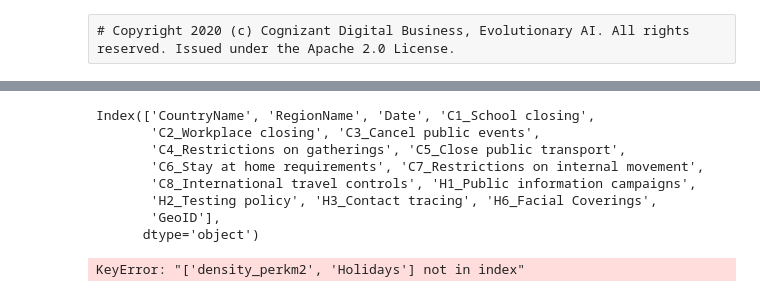
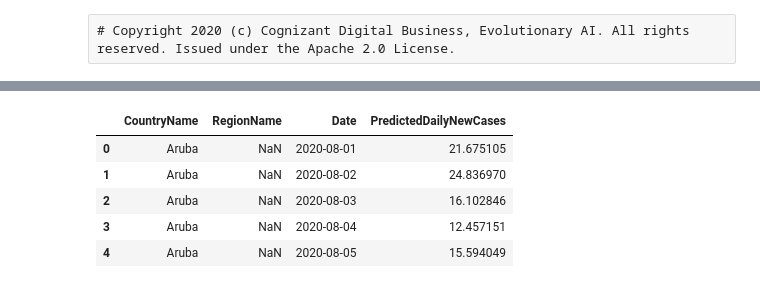
Before and after one commit to alphanumericslab/covid-xprize, a Jupyter notebook: AlphanumericsTeam/predictors/lstm/Example-LSTM-Predictor.ipynb, the cells around one changed output, grey strips where cells are left out. Saved outputs shown, nothing was run; the diff lists cells and outputs as text; code cells hidden in the pictures.

```diff
--- a/AlphanumericsTeam/predictors/lstm/Example-LSTM-Predictor.ipynb
+++ b/AlphanumericsTeam/predictors/lstm/Example-LSTM-Predictor.ipynb
@@ -144,26 +116,27 @@ Epoch 5/5
 # %%
+
+DATA_PATH = os.path.join("data", 'OxCGRT_latest_aug.csv')
+model_weights_file = "models/trained_model_weights.h5"
 
 import xprize_predictor
 from importlib import reload
 reload(xprize_predictor)
 
 from xprize_predictor import XPrizePredictor
+
 predictor = XPrizePredictor(model_weights_file, DATA_PATH)
 
 NPIS_INPUT_FILE = "../../validation/data/2020-09-30_historical_ip.csv"
 start_date = "2020-08-01"
 end_date = "2020-08-31"
 
 preds_df = predictor.predict(start_date, end_date, NPIS_INPUT_FILE)
 preds_df.head()
 # %% [output]
-Index(['CountryName', 'RegionName', 'Date', 'C1_School closing',
-       'C2_Workplace closing', 'C3_Cancel public events',
-       'C4_Restrictions on gatherings', 'C5_Close public transport',
-       'C6_Stay at home requirements', 'C7_Restrictions on internal movement',
-       'C8_International travel controls', 'H1_Public information campaigns',
-       'H2_Testing policy', 'H3_Contact tracing', 'H6_Facial Coverings',
-       'GeoID'],
-      dtype='object')
-KeyError: "['density_perkm2', 'Holidays'] not in index"
+|  | CountryName | RegionName | Date | PredictedDailyNewCases |
+| 0 | Aruba | NaN | 2020-08-01 | 21.675105 |
+| 1 | Aruba | NaN | 2020-08-02 | 24.836970 |
+| 2 | Aruba | NaN | 2020-08-03 | 16.102846 |
+| 3 | Aruba | NaN | 2020-08-04 | 12.457151 |
+| 4 | Aruba | NaN | 2020-08-05 | 15.594049 |
 # %%
```
Also changed, not shown: parts of 23 cells of this notebook, 6 other files.
